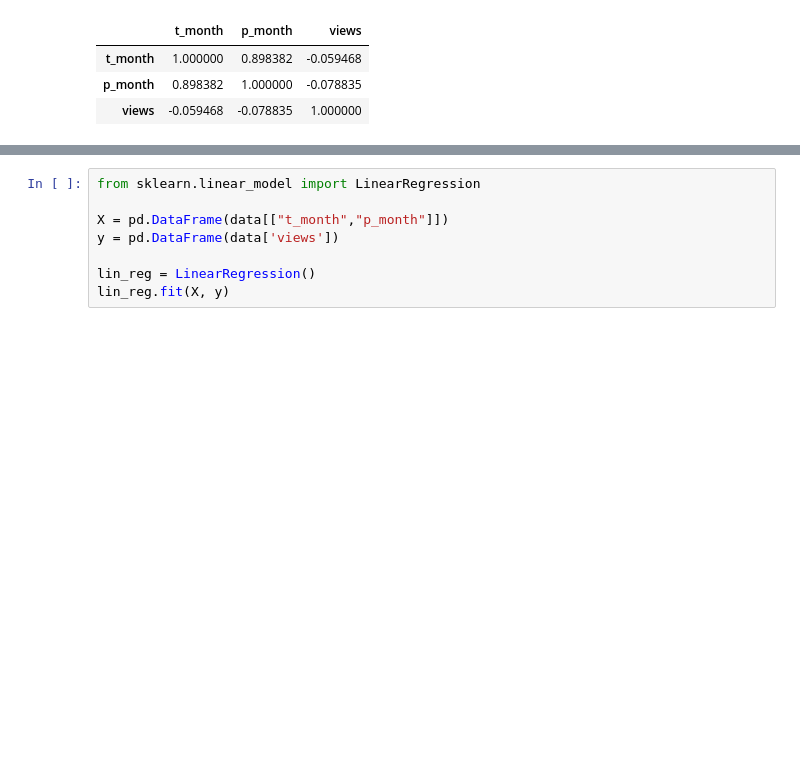
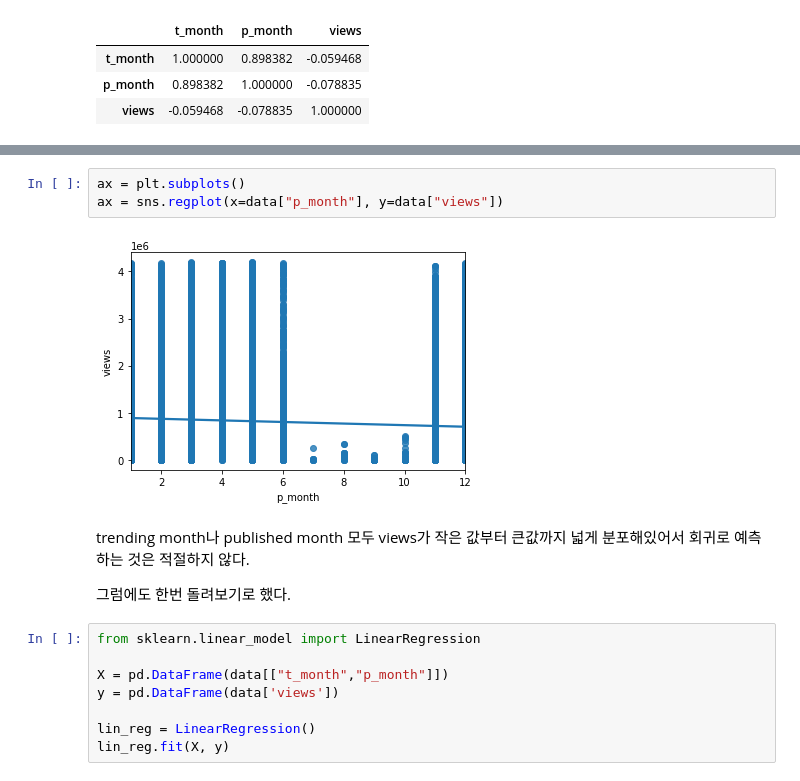
Before and after one commit to seorimy/ESAAPROJECT, a Jupyter notebook: 유튜브 데이터 분석_2조.ipynb, the cells around one changed output, grey strips where cells are left out. Saved outputs shown, nothing was run; the diff lists cells and outputs as text; blank space fills up the shorter version.

```diff
--- a/유튜브 데이터 분석_2조.ipynb
+++ b/유튜브 데이터 분석_2조.ipynb
@@ -671,3 +689,12 @@ data[['t_month', 'p_month', 'views']].corr()
+# %%
+ax = plt.subplots()
+ax = sns.regplot(x=data["p_month"], y=data["views"])
+# %% [output]
+[figure, added]
+# %% [markdown]
+trending month나 published month 모두 views가 작은 값부터 큰값까지 넓게 분포해있어서 회귀로 예측하는 것은 적절하지 않다.
+
+그럼에도 한번 돌려보기로 했다.
 # %%
 from sklearn.linear_model import LinearRegression
 
```
Also changed, not shown: parts of 19 cells of this notebook.
